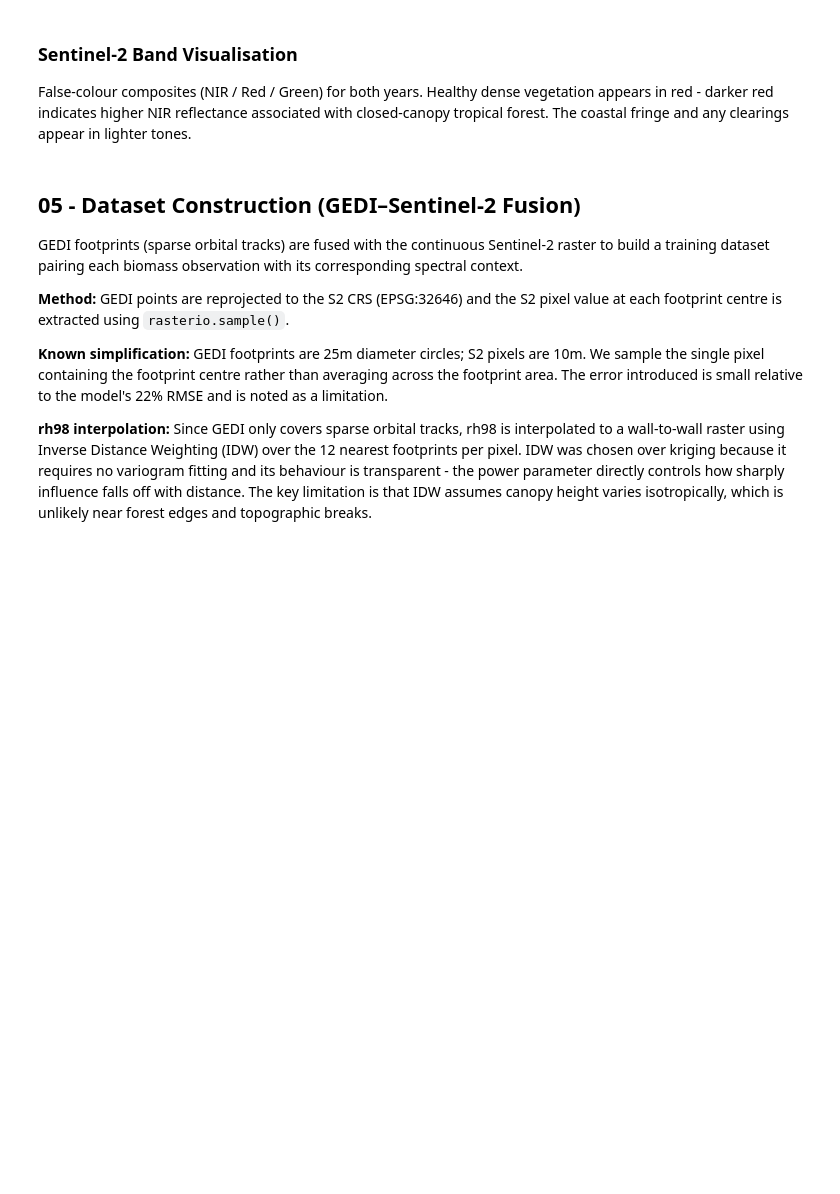
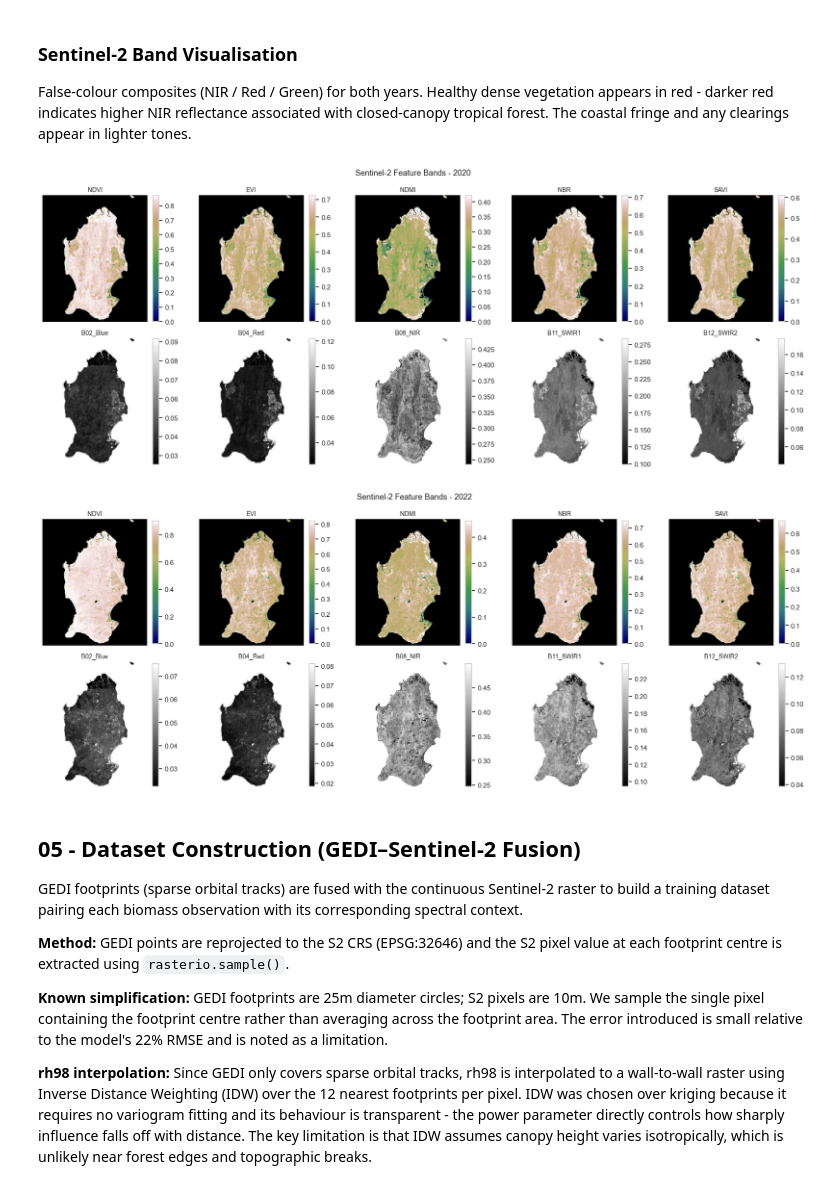
Before and after one commit to simran-pal/Little-Andaman-Carbon-Credit-Estimation, a Jupyter notebook: Little_Andaman_Carbon_Stock_project.ipynb, the cells around one changed output. Drawn from its saved outputs; the diff is of its cells as text; code cells hidden in the pictures; blank space fills up the shorter version.

Commit message:
Fix incorrect map of Sentinel-2 Feature bands for both 2020 and 2022 in Jupyter File

```diff
--- a/Little_Andaman_Carbon_Stock_project.ipynb
+++ b/Little_Andaman_Carbon_Stock_project.ipynb
@@ -295,7 +304,7 @@ def build_gedi_gdf(l4a_files, l2a_files, label):
     print(f'  L4A shots loaded: {len(l4a):,}')
 
     print(f'[{label}] Reading L2A...')
-    l2a = read_l2a(l2a_files)
+    l2a = read_l2a_subset(l2a_files, BBOX)
     print(f'  L2A shots loaded: {len(l2a):,}')
 
     print(f'[{label}] Joining on lat/lon key...')
@@ -553,34 +671,62 @@ s2_2022 = compute_s2_features(S2_DIR / 's2_raw_2022.tiff', S2_DIR / 's2_features
 
 False-colour composites (NIR / Red / Green) for both years. Healthy dense vegetation appears in red - darker red indicates higher NIR reflectance associated with closed-canopy tropical forest. The coastal fringe and any clearings appear in lighter tones.
 # %%
-S2_BAND_LABELS = ['NDVI', 'EVI', 'NDMI', 'NBR', 'SAVI',
-                  'B02_Blue', 'B04_Red', 'B08_NIR', 'B11_SWIR1', 'B12_SWIR2']
+S2_BAND_LABELS = [
+    'NDVI', 'EVI', 'NDMI', 'NBR', 'SAVI',
+    'B02_Blue', 'B04_Red', 'B08_NIR', 'B11_SWIR1', 'B12_SWIR2'
+]
 
 def plot_s2_bands(tif_path, label):
     with rasterio.open(tif_path) as src:
-        data = src.read()
+        data   = src.read()
+        nodata = src.nodata
 
     fig, axes = plt.subplots(2, 5, figsize=(18, 7))
     axes = axes.ravel()
 
+    index_bands = ['NDVI', 'EVI', 'NDMI', 'NBR', 'SAVI']
+
     for i, (ax, band_label) in enumerate(zip(axes, S2_BAND_LABELS)):
-        band = data[i].copy()
-        band[band < -9000] = np.nan
+        band    = data[i].astype(np.float32)
+        invalid = np.isnan(band)
+
+        if nodata is not None:
+            invalid |= (band == nodata)
+
+        if band_label in index_bands:
+            invalid |= (band < -1) | (band > 1)
+        else:
+            # raw bands after /10000 scaling: valid range 0-1
+            # but accept small negatives from atmospheric correction
+            invalid |= (band < -0.1) | (band > 1)
+
+        band[invalid] = np.nan
         valid = band[~np.isnan(band)]
-        vmin, vmax = np.percentile(valid, 2), np.percentile(valid, 98)
-        cmap = 'RdYlGn' if band_label in ['NDVI', 'EVI', 'NDMI', 'NBR', 'SAVI'] else 'gray'
+
+        if len(valid) == 0:
+            ax.set_title(f'{band_label} (no valid data)')
+            ax.axis('off')
+            continue
+
+        vmin = np.percentile(valid, 2)
+        vmax = np.percentile(valid, 98)
+        cmap = 'gist_earth' if band_label in index_bands else 'gray'
+
         im = ax.imshow(band, cmap=cmap, vmin=vmin, vmax=vmax)
         ax.set_title(band_label, fontsize=10)
         ax.axis('off')
         plt.colorbar(im, ax=ax, fraction=0.046, pad=0.04)
 
     fig.suptitle(f'Sentinel-2 Feature Bands - {label}', fontsize=13)
     plt.tight_layout()
     plt.savefig(FIGURES_DIR / f's2_bands_{label}.png', dpi=150, bbox_inches='tight')
     plt.show()
 
 plot_s2_bands(S2_DIR / 's2_features_2020.tif', '2020')
 plot_s2_bands(S2_DIR / 's2_features_2022.tif', '2022')
+# %% [output]
+[figure, added]
+[figure, added]
 # %% [markdown]
 ## 05 - Dataset Construction (GEDI–Sentinel-2 Fusion)
 
```
Also changed, not shown: parts of 20 cells of this notebook.
